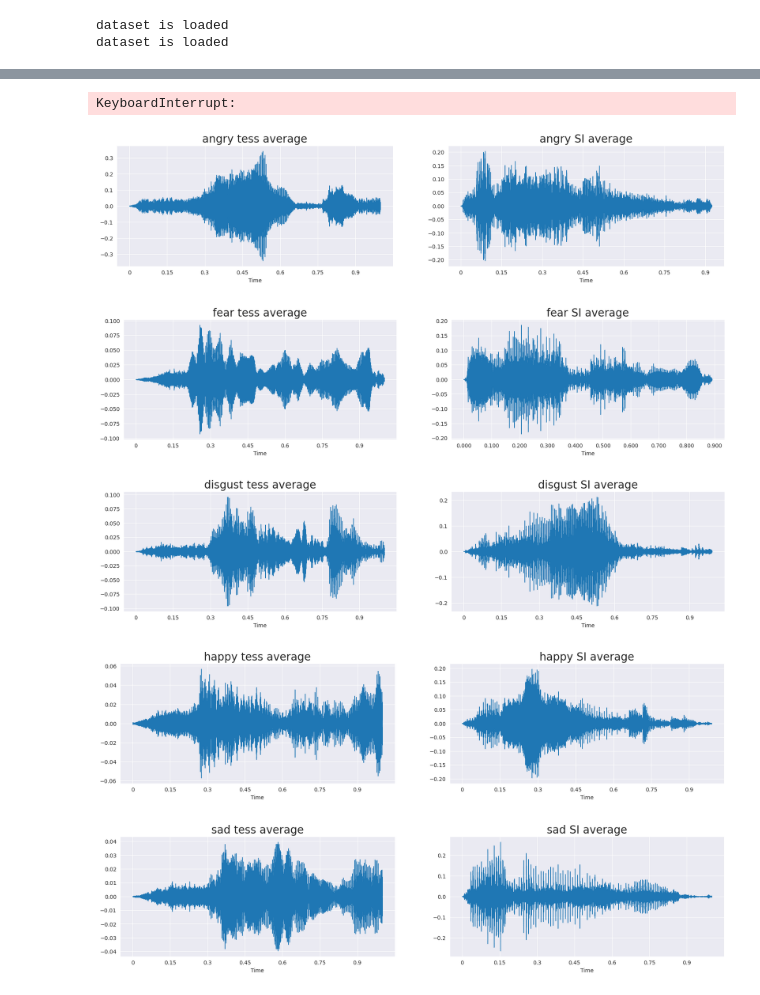
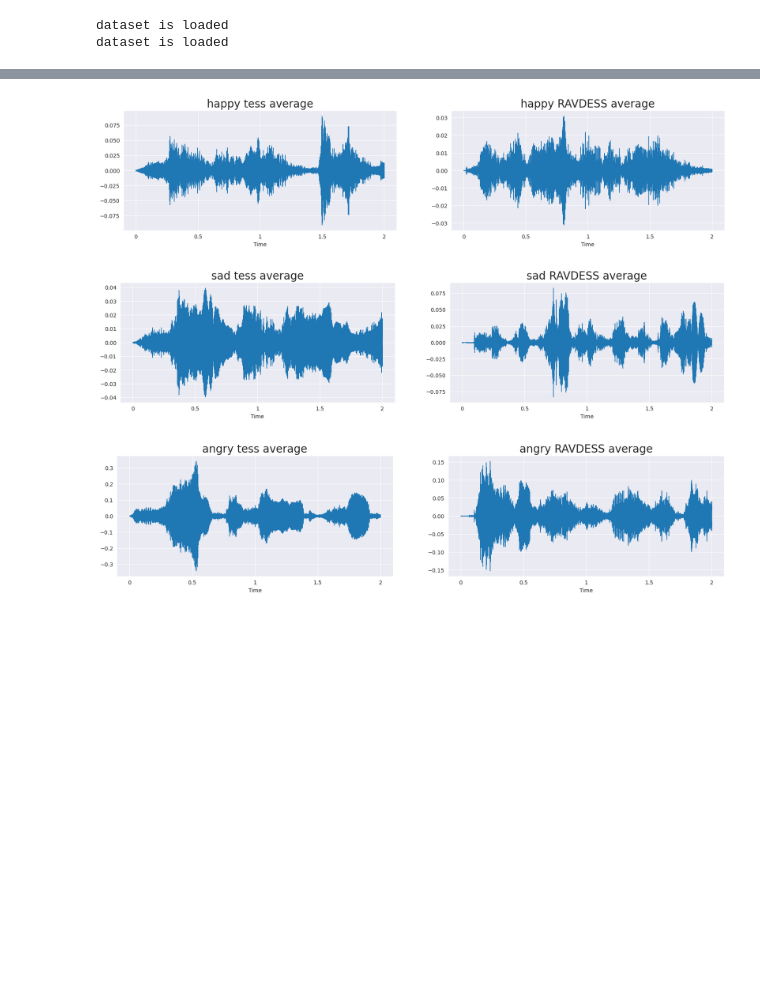
Before and after one commit to BlackFox1197/masterarbeit_programming, a Jupyter notebook: notebooks/waveplot_vizualization.ipynb, the cells around one changed output, grey strips where cells are left out. Drawn from its saved outputs; the diff is of its cells as text; code cells hidden in the pictures; blank space fills up the shorter version.

```diff
--- a/notebooks/waveplot_vizualization.ipynb
+++ b/notebooks/waveplot_vizualization.ipynb
@@ -64,6 +64,8 @@ else:
 dataset is loaded
 dataset is loaded
 # %%
+from network_models.soundstream_lstm.CombinedEmoDataset_7_Emo import CombinedEmoDataSet_7_emos
+
 df = pd.DataFrame()
 df['speech'] = paths
 df['label'] = labels
@@ -74,4 +76,8 @@ dfSI = pd.DataFrame()
 dfSI['speech'] = pathsSI
 dfSI['label'] = labelsSI
 dfSI.head()
+
+dfSI = CombinedEmoDataSet_7_emos(directory_ravdess="/home/ckwdani/Music/emotionDatasets/converted_mono/RAVDESS Audio_Speech_Actors_01-24").dataFrame
+
+dfSI
 # %% [output]
@@ -85,44 +98,45 @@ dfSI.head()
 
 def plotSiAndtess(labelTess, labelSI, emotion):
     speechTess = df['speech'][df['label']==labelTess]
-    speechSi = dfSI['speech'][dfSI['label']==labelSI]
-    exU.average_waveplot_two_emotions(speechTess, emotion+' tess average', speechSi, emotion + ' SI average', offset1=0, offset2=0, duration1=1, duration2=1)
+    speechSi = dfSI['path'][dfSI['emotion']==labelSI]
+    # speechSi = dfSI['speech'][dfSI['label']==labelSI]
+    exU.average_waveplot_two_emotions(speechTess, emotion+' tess average', speechSi, emotion + ' RAVDESS average', offset1=0, offset2=0.9, duration1=2, duration2=2)
 
-start = time.time()
-x = thread.Thread(target=plotSiAndtess, args=('happy', 'hap', 'happy'))
-y = thread.Thread(target=plotSiAndtess, args=('sad', 'sad', 'sad'))
-z = thread.Thread(target=plotSiAndtess, args=('angry', 'ang', 'angry'))
-c = thread.Thread(target=plotSiAndtess, args=('disgust', 'dis', 'disgust'))
-v = thread.Thread(target=plotSiAndtess, args=('fear', 'fea', 'fear'))
-
-
-x.start()
-y.start()
-z.start()
-v.start()
-c.start()
-
-x.join()
-y.join()
-z.join()
-v.join()
-c.join()
+# start = time.time()
+# x = thread.Thread(target=plotSiAndtess, args=('happy', 'hap', 'happy'))
+# y = thread.Thread(target=plotSiAndtess, args=('sad', 'sad', 'sad'))
+# z = thread.Thread(target=plotSiAndtess, args=('angry', 'ang', 'angry'))
+# c = thread.Thread(target=plotSiAndtess, args=('disgust', 'dis', 'disgust'))
+# v = thread.Thread(target=plotSiAndtess, args=('fear', 'fea', 'fear'))
+#
+#
+# x.start()
+# y.start()
+# z.start()
+# v.start()
+# c.start()
+#
+# x.join()
+# y.join()
+# z.join()
+# v.join()
+# c.join()
 
 # loop = True
 # while(loop):
 #     loop = x.isAlive() or y.is_alive() or z.isAlive() or v.isAlive() or c.is_alive()
-
-thread.activeCount()
-end = time.time()
-print(end - start)
+#
+# thread.activeCount()
+# end = time.time()
+# print(end - start)
 
 
-start = time.time()
-plotSiAndtess('happy', 'hap', 'happy')
+# start = time.time()
+plotSiAndtess('happy', 'happy', 'happy')
 plotSiAndtess('sad', 'sad', 'sad')
-plotSiAndtess('angry', 'ang', 'angry')
-plotSiAndtess('disgust', 'dis', 'disgust')
-plotSiAndtess('fear', 'fea', 'fear')
-end = time.time()
-print(end - start)
+plotSiAndtess('angry', 'angry', 'angry')
+# plotSiAndtess('disgust', 'dis', 'disgust')
+# plotSiAndtess('fear', 'fea', 'fear')
+# end = time.time()
+# print(end - start)
 # %% [output]
@@ -130,6 +143,3 @@ print(end - start)
-KeyboardInterrupt:
-[figure, old version]
+[figure, new version]
-[figure, old version]
+[figure, new version]
-[figure, old version]
+[figure, new version]
-[figure, removed]
-[figure, removed]
```
Also changed, not shown: parts of 2 cells of this notebook, 7 other files.
